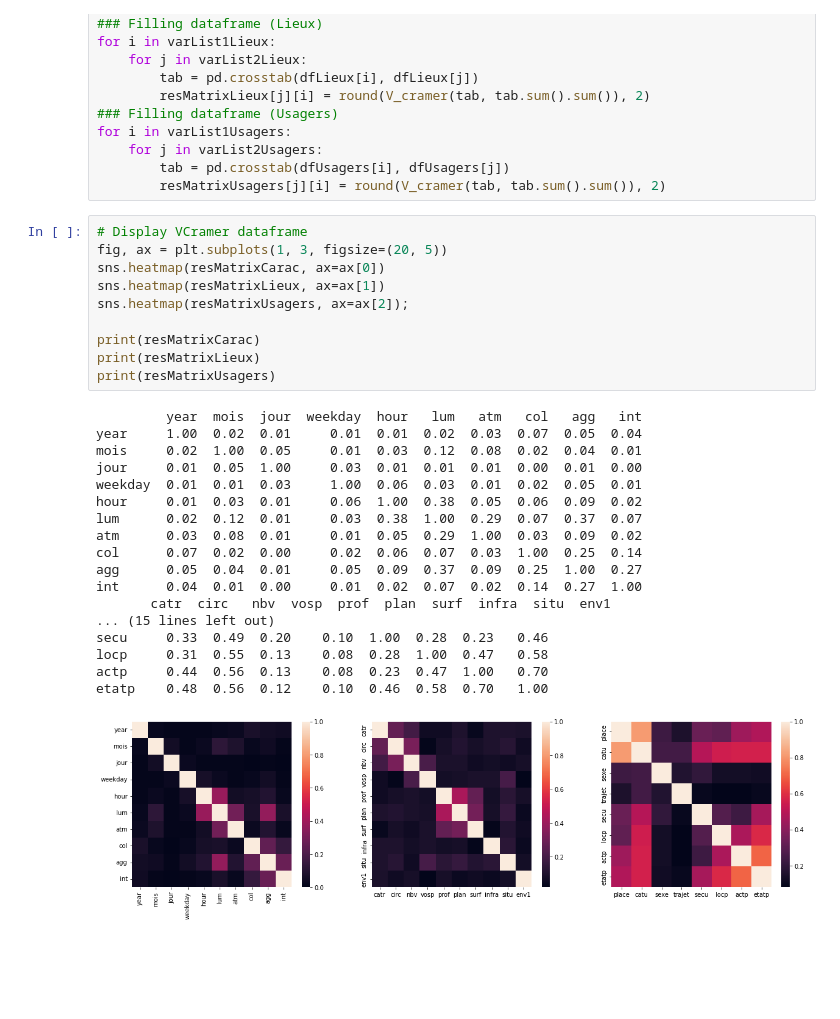
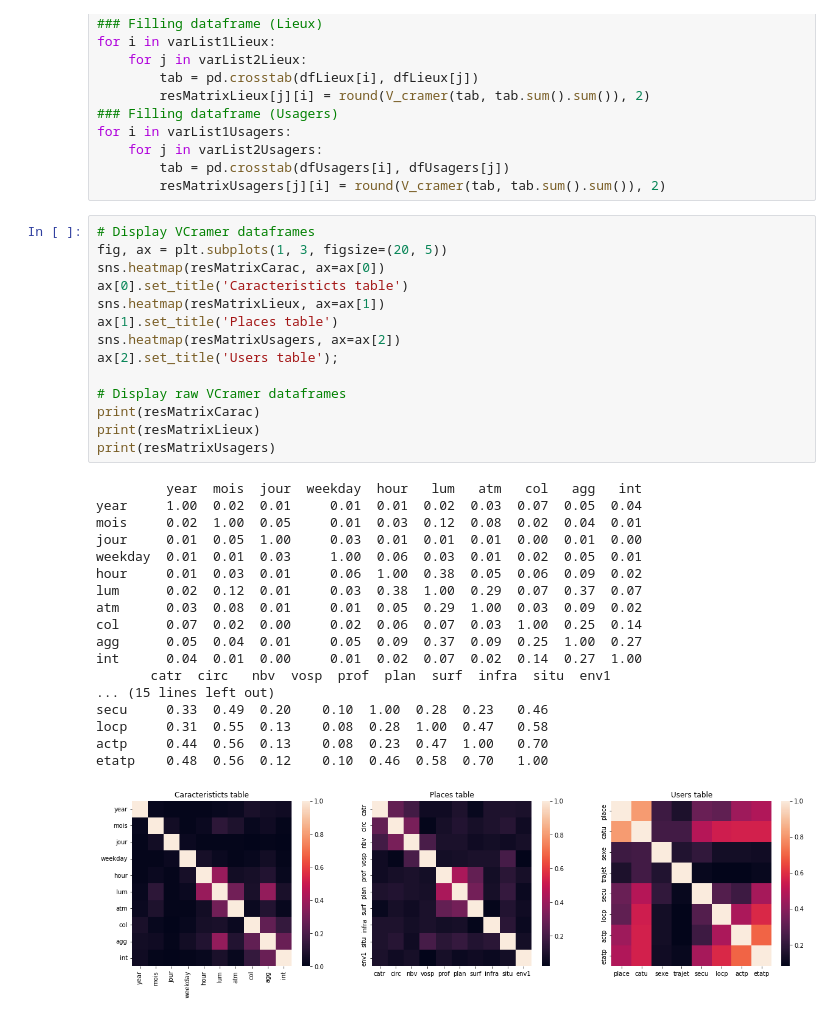
Before and after one commit to YacineHajjiDataScientist/20220814_dsProject, a Jupyter notebook: 20220821_projectDS.ipynb, the cells around one changed output. Cells and saved outputs as stored; diff of their text form; blank space fills up the shorter version.

```diff
--- a/20220821_projectDS.ipynb
+++ b/20220821_projectDS.ipynb
@@ -1692,31 +1768,35 @@ for i in varList1Usagers:
         tab = pd.crosstab(dfUsagers[i], dfUsagers[j])
         resMatrixUsagers[j][i] = round(V_cramer(tab, tab.sum().sum()), 2)
 # %%
-# Display VCramer dataframe
+# Display VCramer dataframes
 fig, ax = plt.subplots(1, 3, figsize=(20, 5))
 sns.heatmap(resMatrixCarac, ax=ax[0])
+ax[0].set_title('Caracteristicts table')
 sns.heatmap(resMatrixLieux, ax=ax[1])
-sns.heatmap(resMatrixUsagers, ax=ax[2]);
+ax[1].set_title('Places table')
+sns.heatmap(resMatrixUsagers, ax=ax[2])
+ax[2].set_title('Users table');
 
+# Display raw VCramer dataframes
 print(resMatrixCarac)
 print(resMatrixLieux)
 print(resMatrixUsagers)
 # %% [output]
          year  mois  jour  weekday  hour   lum   atm   col   agg   int
 year     1.00  0.02  0.01     0.01  0.01  0.02  0.03  0.07  0.05  0.04
 mois     0.02  1.00  0.05     0.01  0.03  0.12  0.08  0.02  0.04  0.01
 jour     0.01  0.05  1.00     0.03  0.01  0.01  0.01  0.00  0.01  0.00
 weekday  0.01  0.01  0.03     1.00  0.06  0.03  0.01  0.02  0.05  0.01
 hour     0.01  0.03  0.01     0.06  1.00  0.38  0.05  0.06  0.09  0.02
 lum      0.02  0.12  0.01     0.03  0.38  1.00  0.29  0.07  0.37  0.07
 atm      0.03  0.08  0.01     0.01  0.05  0.29  1.00  0.03  0.09  0.02
 col      0.07  0.02  0.00     0.02  0.06  0.07  0.03  1.00  0.25  0.14
 agg      0.05  0.04  0.01     0.05  0.09  0.37  0.09  0.25  1.00  0.27
 int      0.04  0.01  0.00     0.01  0.02  0.07  0.02  0.14  0.27  1.00
        catr  circ   nbv  vosp  prof  plan  surf  infra  situ  env1
 ... (15 lines left out)
 secu     0.33  0.49  0.20    0.10  1.00  0.28  0.23   0.46
 locp     0.31  0.55  0.13    0.08  0.28  1.00  0.47   0.58
 actp     0.44  0.56  0.13    0.08  0.23  0.47  1.00   0.70
 etatp    0.48  0.56  0.12    0.10  0.46  0.58  0.70   1.00
-[figure, old version]
+[figure, new version]
```
Also changed, not shown: parts of 5 cells of this notebook.
